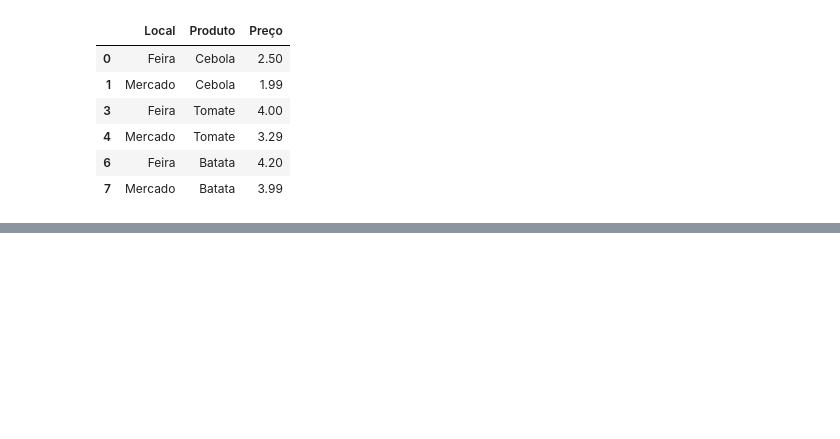
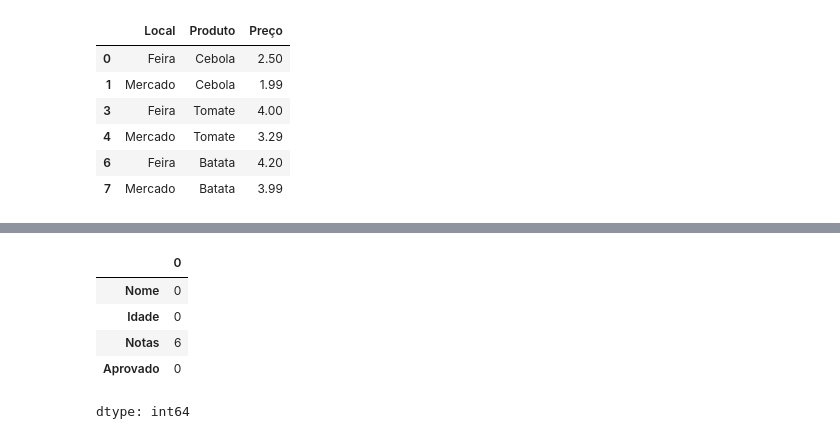
Before and after one commit to lu150ml/curso_pyton_coolab, a Jupyter notebook: Pandas.ipynb, the cells around one changed output, grey strips where cells are left out. Saved outputs shown, nothing was run; the diff lists cells and outputs as text; code cells hidden in the pictures; blank space fills up the shorter version.

```diff
--- a/Pandas.ipynb
+++ b/Pandas.ipynb
@@ -405,0 +448,9 @@ dados
+# %%
+df_p.isnull().sum()
+# %% [output]
+|  | 0 |
+| Nome | 0 |
+| Idade | 0 |
+| Notas | 6 |
+| Aprovado | 0 |
+dtype: int64
```
Also changed, not shown: parts of 12 cells of this notebook.
